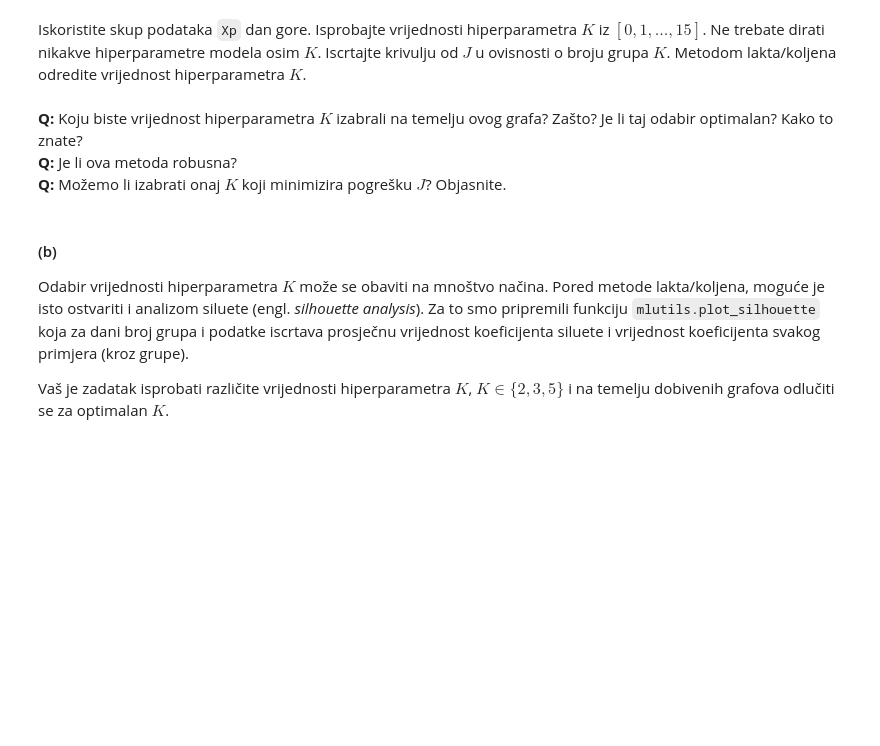
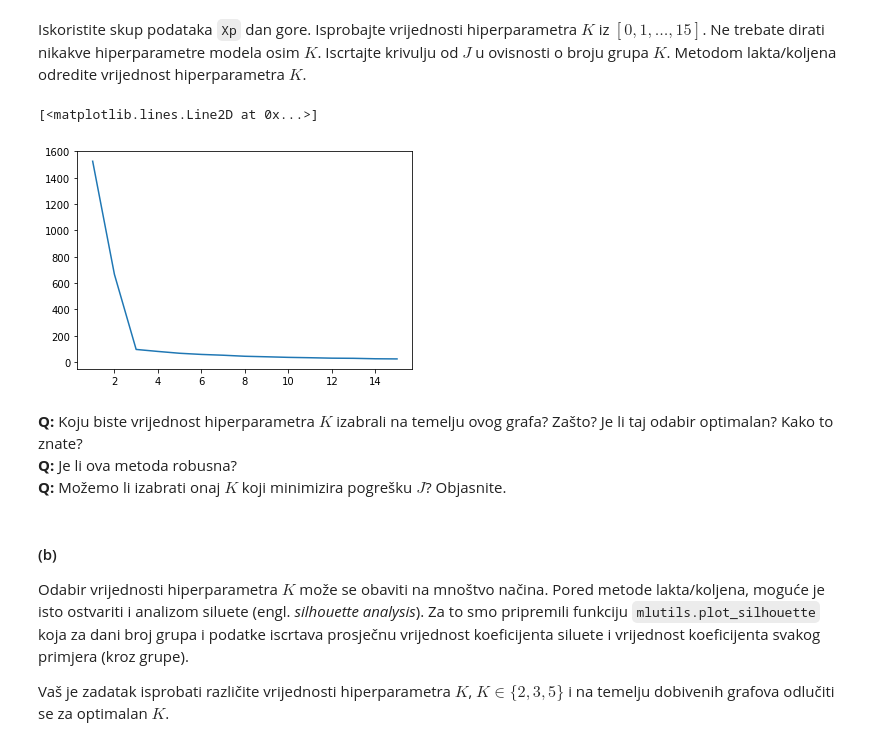
Before and after one commit to almer101/ML-course-2019, a Jupyter notebook: SU-2019-LAB05-PGM-NB-Grupiranje-Vrednovanje.ipynb, the cells around one changed output. Drawn from its saved outputs; the diff is of its cells as text; code cells hidden in the pictures; blank space fills up the shorter version.

```diff
--- a/SU-2019-LAB05-PGM-NB-Grupiranje-Vrednovanje.ipynb
+++ b/SU-2019-LAB05-PGM-NB-Grupiranje-Vrednovanje.ipynb
@@ -256,3 +491,18 @@ from sklearn.cluster import KMeans
+# %%
+# Vaš kôd ovdje
+
+ks = [i for i in range(1, 16)]
+js = []
+
+for k in ks:
+    cl = KMeans(n_clusters=k)
+    cl.fit(Xp)
+    js.append(cl.inertia_)
+
+plt.plot(ks, js)
+# %% [output]
+[<matplotlib.lines.Line2D at 0x...>]
+[figure, added]
 # %% [markdown]
 **Q:** Koju biste vrijednost hiperparametra $K$ izabrali na temelju ovog grafa? Zašto? Je li taj odabir optimalan? Kako to znate?
 **Q:** Je li ova metoda robusna?
```
Also changed, not shown: parts of 36 cells of this notebook, 1 other file.
